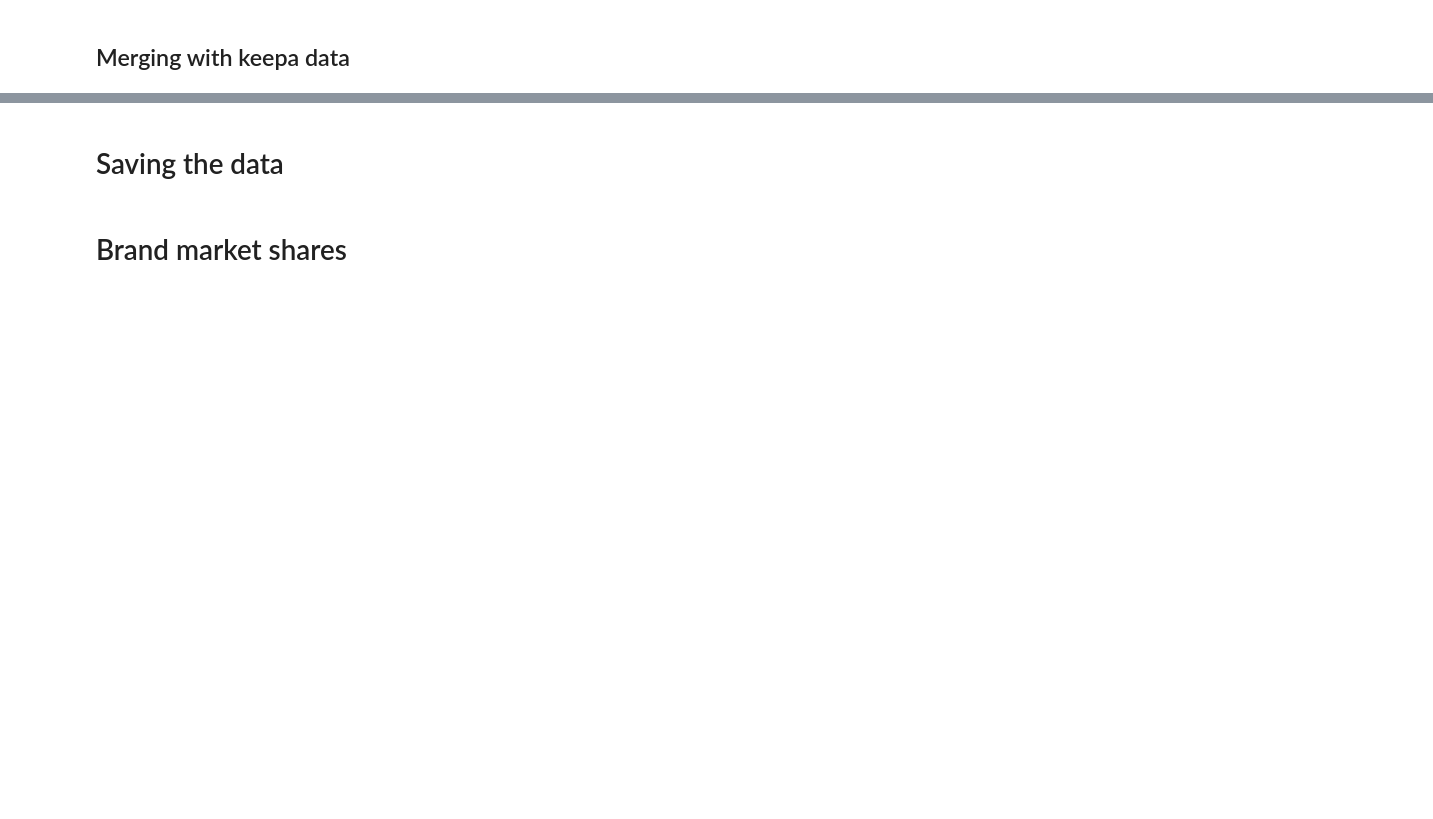
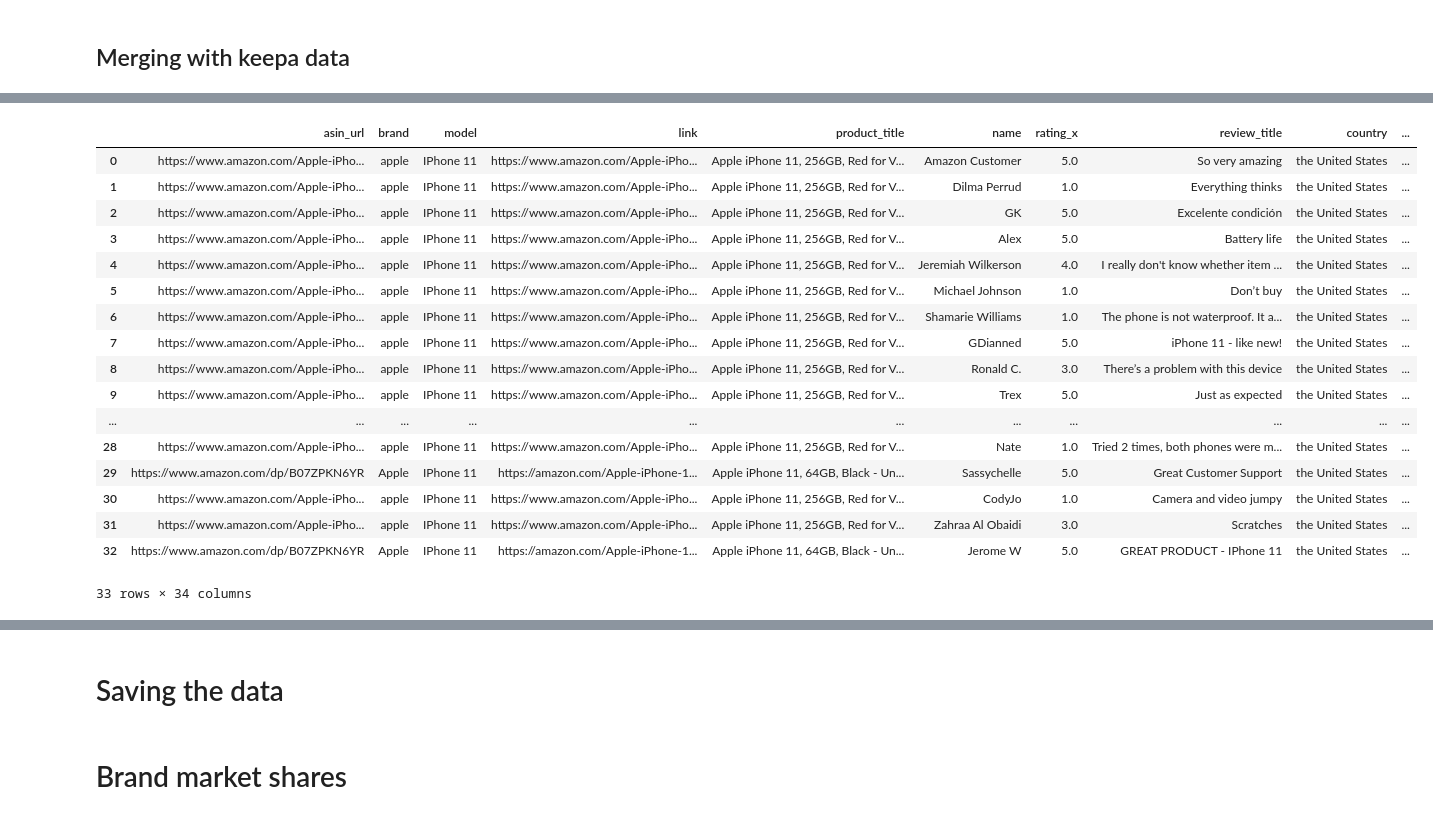
Before and after one commit to janvanderdoe/amazon_nfu, a Jupyter notebook: src/data-preparation/amazon_cleaning.ipynb, the cells around one changed output, grey strips where cells are left out. Cells and saved outputs as stored; diff of their text form; code cells hidden in the pictures; blank space fills up the shorter version.

```diff
--- a/src/data-preparation/amazon_cleaning.ipynb
+++ b/src/data-preparation/amazon_cleaning.ipynb
@@ -613,9 +962,16 @@ data = data.sort_values(by = ['asin', 'date'], ascending = [True, True])
 # %%
 def merge_data_with_keepa(asin):
     keepa_subset = keepa_data[keepa_data.asin == asin]
-    keepa_subset = keepa_subset.replace(-1, np.nan)
-    keepa_subset = keepa_subset.sort_index()
-    keepa_subset = keepa_subset.interpolate(method='time')
-    keepa_subset = keepa_subset.rename_axis('date').reset_index()
-    df = pd.merge_asof(left = data_overall_exl_keepa[data_overall_exl_keepa.asin_x == asin], right = keepa_subset, on = 'date')
+    if len(keepa_subset) == 0:
+        df = keepa_subset
+    else:
+        keepa_subset = pd.merge(pd.DataFrame(pd.date_range(min(keepa_subset.index), max(keepa_subset.index), freq= 'D')).rename(columns = {0:"date"}),
+                                 keepa_subset, how="left",  left_on='date', right_index=True).set_index("date")
+        keepa_subset = keepa_subset.replace(-1, np.nan)
+        keepa_subset = keepa_subset.sort_index()
+        keepa_subset = keepa_subset.interpolate(method='time')
+        keepa_subset = keepa_subset.bfill()
+        keepa_subset = keepa_subset.ffill()
+        keepa_subset = keepa_subset.rename_axis('date').reset_index()
+        df = pd.merge_asof(left = data[data.asin == asin], right = keepa_subset, on = 'date', direction = "nearest")
     return df
@@ -621,0 +1049,21 @@ def merge_data_with_keepa(asin):
+# %%
+merge_data_with_keepa("B07ZLGR1B1")
+# %% [output]
+|  | asin_url | brand | model | link | product_title | name | rating_x | review_title | country | ... |
+| 0 | https://www.amazon.com/Apple-iPho... | apple | IPhone 11 | https://www.amazon.com/Apple-iPho... | Apple iPhone 11, 256GB, Red for V... | Amazon Customer | 5.0 | So very amazing | the United States | ... |
+| 1 | https://www.amazon.com/Apple-iPho... | apple | IPhone 11 | https://www.amazon.com/Apple-iPho... | Apple iPhone 11, 256GB, Red for V... | Dilma Perrud | 1.0 | Everything thinks | the United States | ... |
+| 2 | https://www.amazon.com/Apple-iPho... | apple | IPhone 11 | https://www.amazon.com/Apple-iPho... | Apple iPhone 11, 256GB, Red for V... | GK | 5.0 | Excelente condición | the United States | ... |
+| 3 | https://www.amazon.com/Apple-iPho... | apple | IPhone 11 | https://www.amazon.com/Apple-iPho... | Apple iPhone 11, 256GB, Red for V... | Alex | 5.0 | Battery life | the United States | ... |
+| 4 | https://www.amazon.com/Apple-iPho... | apple | IPhone 11 | https://www.amazon.com/Apple-iPho... | Apple iPhone 11, 256GB, Red for V... | Jeremiah Wilkerson | 4.0 | I really don't know whether item ... | the United States | ... |
+| 5 | https://www.amazon.com/Apple-iPho... | apple | IPhone 11 | https://www.amazon.com/Apple-iPho... | Apple iPhone 11, 256GB, Red for V... | Michael Johnson | 1.0 | Don’t buy | the United States | ... |
+| 6 | https://www.amazon.com/Apple-iPho... | apple | IPhone 11 | https://www.amazon.com/Apple-iPho... | Apple iPhone 11, 256GB, Red for V... | Shamarie Williams | 1.0 | The phone is not waterproof. It a... | the United States | ... |
+| 7 | https://www.amazon.com/Apple-iPho... | apple | IPhone 11 | https://www.amazon.com/Apple-iPho... | Apple iPhone 11, 256GB, Red for V... | GDianned | 5.0 | iPhone 11 - like new! | the United States | ... |
+| 8 | https://www.amazon.com/Apple-iPho... | apple | IPhone 11 | https://www.amazon.com/Apple-iPho... | Apple iPhone 11, 256GB, Red for V... | Ronald C. | 3.0 | There’s a problem with this device | the United States | ... |
+| 9 | https://www.amazon.com/Apple-iPho... | apple | IPhone 11 | https://www.amazon.com/Apple-iPho... | Apple iPhone 11, 256GB, Red for V... | Trex | 5.0 | Just as expected | the United States | ... |
+| ... | ... | ... | ... | ... | ... | ... | ... | ... | ... | ... |
+| 28 | https://www.amazon.com/Apple-iPho... | apple | IPhone 11 | https://www.amazon.com/Apple-iPho... | Apple iPhone 11, 256GB, Red for V... | Nate | 1.0 | Tried 2 times, both phones were m... | the United States | ... |
+| 29 | https://www.amazon.com/dp/B07ZPKN6YR | Apple | IPhone 11 | https://amazon.com/Apple-iPhone-1... | Apple iPhone 11, 64GB, Black - Un... | Sassychelle | 5.0 | Great Customer Support | the United States | ... |
+| 30 | https://www.amazon.com/Apple-iPho... | apple | IPhone 11 | https://www.amazon.com/Apple-iPho... | Apple iPhone 11, 256GB, Red for V... | CodyJo | 1.0 | Camera and video jumpy | the United States | ... |
+| 31 | https://www.amazon.com/Apple-iPho... | apple | IPhone 11 | https://www.amazon.com/Apple-iPho... | Apple iPhone 11, 256GB, Red for V... | Zahraa Al Obaidi | 3.0 | Scratches | the United States | ... |
+| 32 | https://www.amazon.com/dp/B07ZPKN6YR | Apple | IPhone 11 | https://amazon.com/Apple-iPhone-1... | Apple iPhone 11, 64GB, Black - Un... | Jerome W | 5.0 | GREAT PRODUCT - IPhone 11 | the United States | ... |
+33 rows × 34 columns
```
Also changed, not shown: parts of 85 cells of this notebook, 3 other files.
